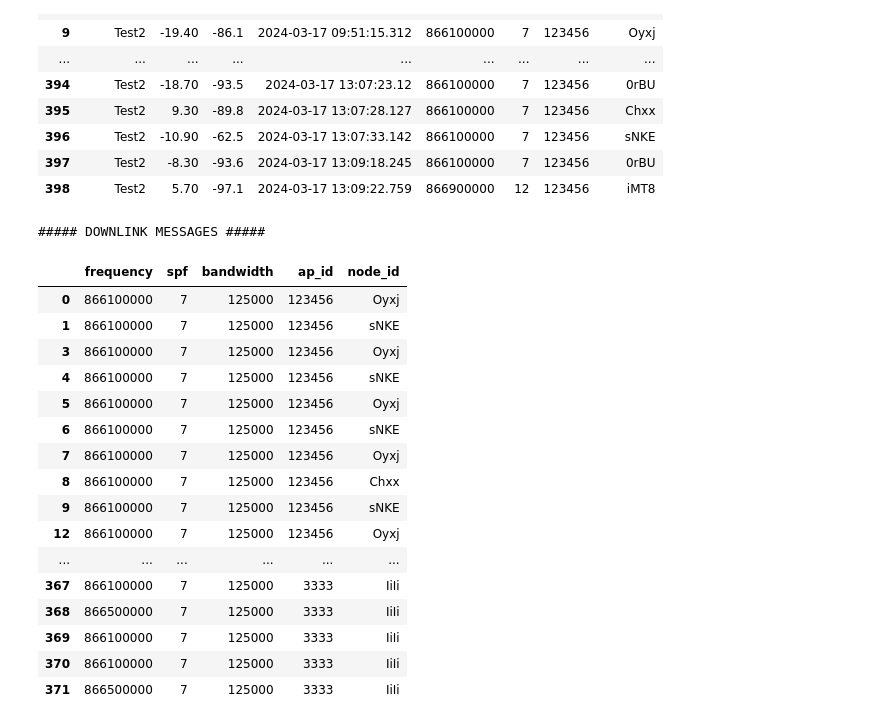
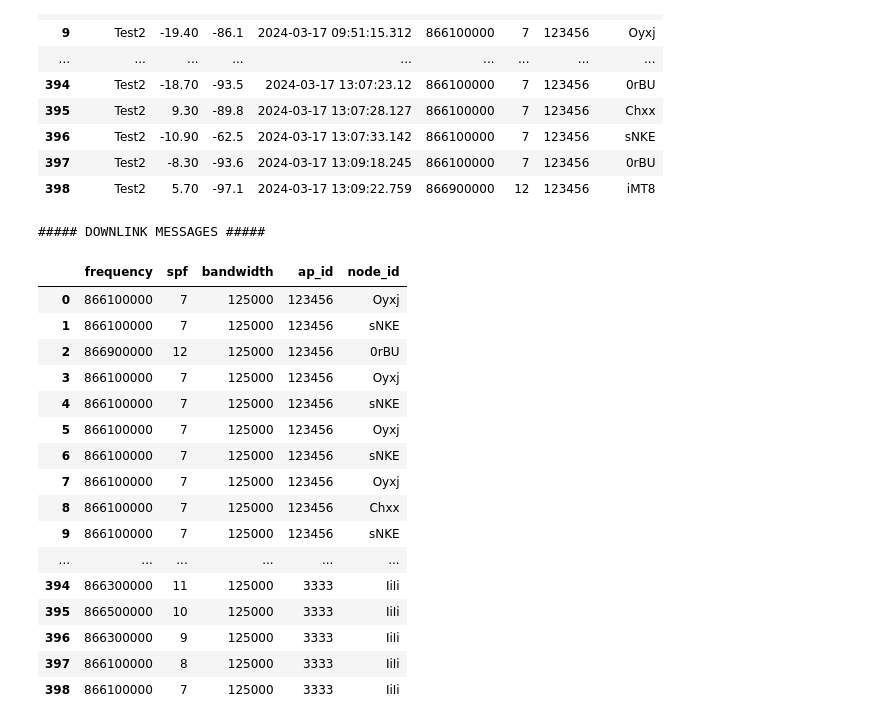
Before and after one commit to aondov/VulneLora, a Jupyter notebook: output/LoRa@FIIT/lorafiit_replay.ipynb, the cells around one changed output. Saved outputs shown, nothing was run; the diff lists cells and outputs as text; code cells hidden in the pictures.

```diff
--- a/output/LoRa@FIIT/lorafiit_replay.ipynb
+++ b/output/LoRa@FIIT/lorafiit_replay.ipynb
@@ -83,35 +80,36 @@ enable_filtering = True
 config = {
     'node_id': [],
     'ap_id': [],
-    'spf': [7],
+    'spf': [],
     'frequency': [],
     'bandwidth': [],
 }
 operator = "AND"
 ### FILTERING ###
 
 filtered_data = filter(data, config, enable_filtering, operator)
 
 del filtered_data['id']
 del filtered_data['net_data']
 del filtered_data['ack_required']
 del filtered_data['sent']
 del filtered_data['delivered']
 del filtered_data['send_time']
 del filtered_data['duty_cycle_remaining']
 del filtered_data['power']
 del filtered_data['airtime']
 del filtered_data['coderate']
 del filtered_data['application_id']
 del filtered_data['dev_id']
 del filtered_data['app_data']
 
 display(filtered_data)
 # %% [output]
 ##### DOWNLINK MESSAGES #####
 |  | frequency | spf | bandwidth | ap_id | node_id |
 | 0 | 866100000 | 7 | 125000 | 123456 | Oyxj |
 | 1 | 866100000 | 7 | 125000 | 123456 | sNKE |
+| 2 | 866900000 | 12 | 125000 | 123456 | 0rBU |
 | 3 | 866100000 | 7 | 125000 | 123456 | Oyxj |
 | 4 | 866100000 | 7 | 125000 | 123456 | sNKE |
 | 5 | 866100000 | 7 | 125000 | 123456 | Oyxj |
@@ -119,10 +117,9 @@ display(filtered_data)
 | 7 | 866100000 | 7 | 125000 | 123456 | Oyxj |
 | 8 | 866100000 | 7 | 125000 | 123456 | Chxx |
 | 9 | 866100000 | 7 | 125000 | 123456 | sNKE |
-| 12 | 866100000 | 7 | 125000 | 123456 | Oyxj |
 | ... | ... | ... | ... | ... | ... |
-| 367 | 866100000 | 7 | 125000 | 3333 | IiIi |
-| 368 | 866500000 | 7 | 125000 | 3333 | IiIi |
-| 369 | 866100000 | 7 | 125000 | 3333 | IiIi |
-| 370 | 866100000 | 7 | 125000 | 3333 | IiIi |
-| 371 | 866500000 | 7 | 125000 | 3333 | IiIi |
+| 394 | 866300000 | 11 | 125000 | 3333 | IiIi |
+| 395 | 866500000 | 10 | 125000 | 3333 | IiIi |
+| 396 | 866300000 | 9 | 125000 | 3333 | IiIi |
+| 397 | 866100000 | 8 | 125000 | 3333 | IiIi |
+| 398 | 866100000 | 7 | 125000 | 3333 | IiIi |
```
Also changed, not shown: parts of 2 cells of this notebook, 4 other files.
